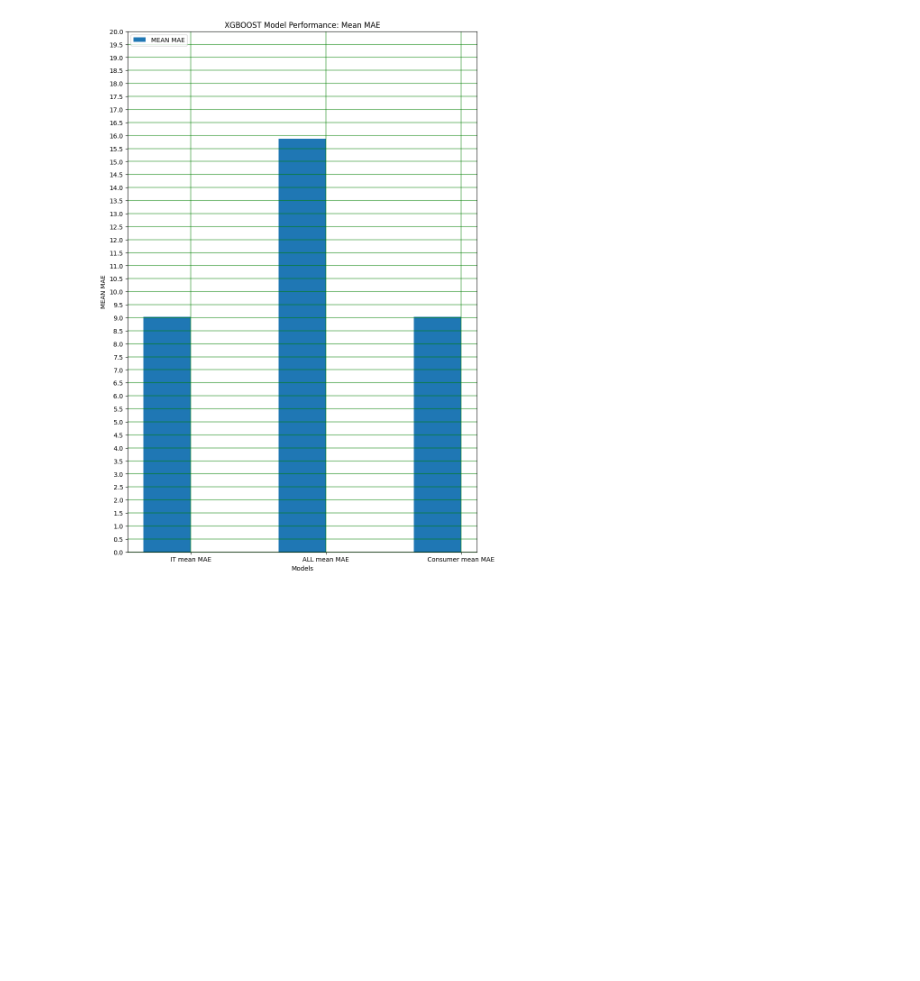
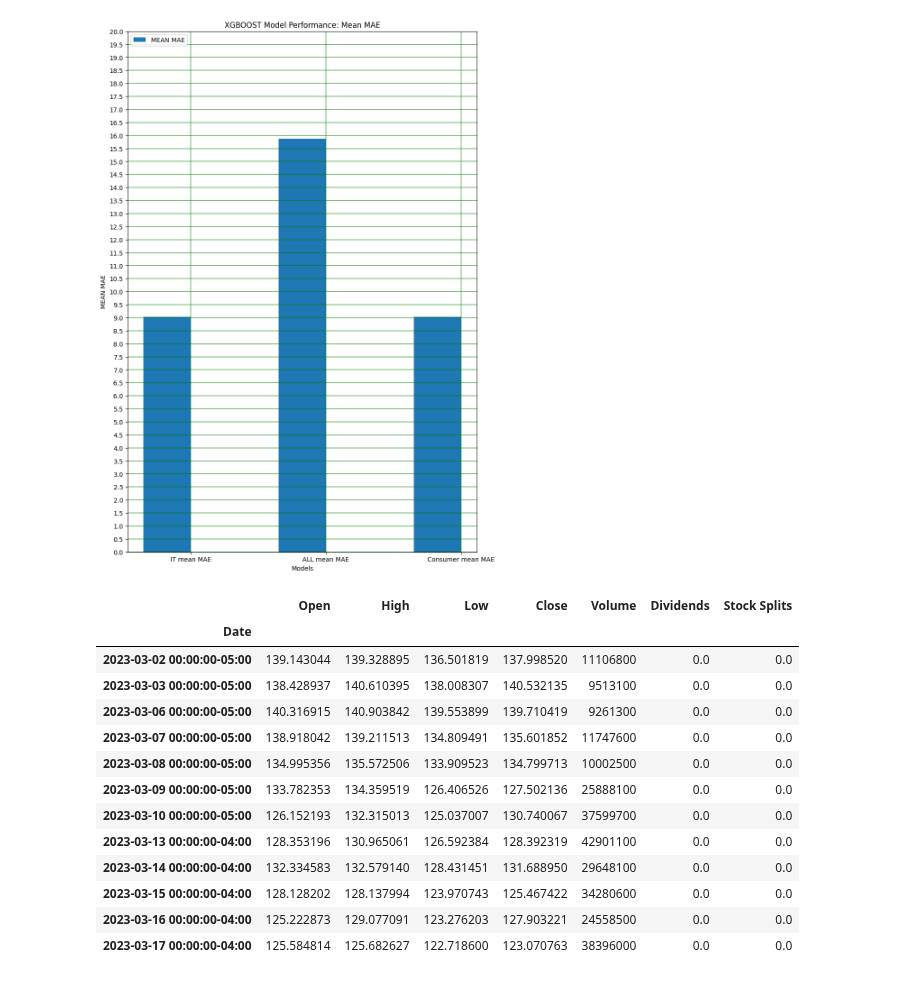
Before and after one commit to ktongk/BTT-JPMC-1, a Jupyter notebook: Anna/pricepred.ipynb, the cells around one changed output. Drawn from its saved outputs; the diff is of its cells as text; code cells hidden in the pictures; blank space fills up the shorter version.

```diff
--- a/Anna/pricepred.ipynb
+++ b/Anna/pricepred.ipynb
@@ -641,3 +644,20 @@ plt.legend(loc='upper left', ncol=2)
 plt.show()
 # %% [output]
 [figure]
+# %%
+JP_Morgan_df
+# %% [output]
+|  | Open | High | Low | Close | Volume | Dividends | Stock Splits |
+| Date |  |  |  |  |  |  |  |
+| 2023-03-02 00:00:00-05:00 | 139.143044 | 139.328895 | 136.501819 | 137.998520 | 11106800 | 0.0 | 0.0 |
+| 2023-03-03 00:00:00-05:00 | 138.428937 | 140.610395 | 138.008307 | 140.532135 | 9513100 | 0.0 | 0.0 |
+| 2023-03-06 00:00:00-05:00 | 140.316915 | 140.903842 | 139.553899 | 139.710419 | 9261300 | 0.0 | 0.0 |
+| 2023-03-07 00:00:00-05:00 | 138.918042 | 139.211513 | 134.809491 | 135.601852 | 11747600 | 0.0 | 0.0 |
+| 2023-03-08 00:00:00-05:00 | 134.995356 | 135.572506 | 133.909523 | 134.799713 | 10002500 | 0.0 | 0.0 |
+| 2023-03-09 00:00:00-05:00 | 133.782353 | 134.359519 | 126.406526 | 127.502136 | 25888100 | 0.0 | 0.0 |
+| 2023-03-10 00:00:00-05:00 | 126.152193 | 132.315013 | 125.037007 | 130.740067 | 37599700 | 0.0 | 0.0 |
+| 2023-03-13 00:00:00-04:00 | 128.353196 | 130.965061 | 126.592384 | 128.392319 | 42901100 | 0.0 | 0.0 |
+| 2023-03-14 00:00:00-04:00 | 132.334583 | 132.579140 | 128.431451 | 131.688950 | 29648100 | 0.0 | 0.0 |
+| 2023-03-15 00:00:00-04:00 | 128.128202 | 128.137994 | 123.970743 | 125.467422 | 34280600 | 0.0 | 0.0 |
+| 2023-03-16 00:00:00-04:00 | 125.222873 | 129.077091 | 123.276203 | 127.903221 | 24558500 | 0.0 | 0.0 |
+| 2023-03-17 00:00:00-04:00 | 125.584814 | 125.682627 | 122.718600 | 123.070763 | 38396000 | 0.0 | 0.0 |
```
Also changed, not shown: parts of 11 cells of this notebook.
